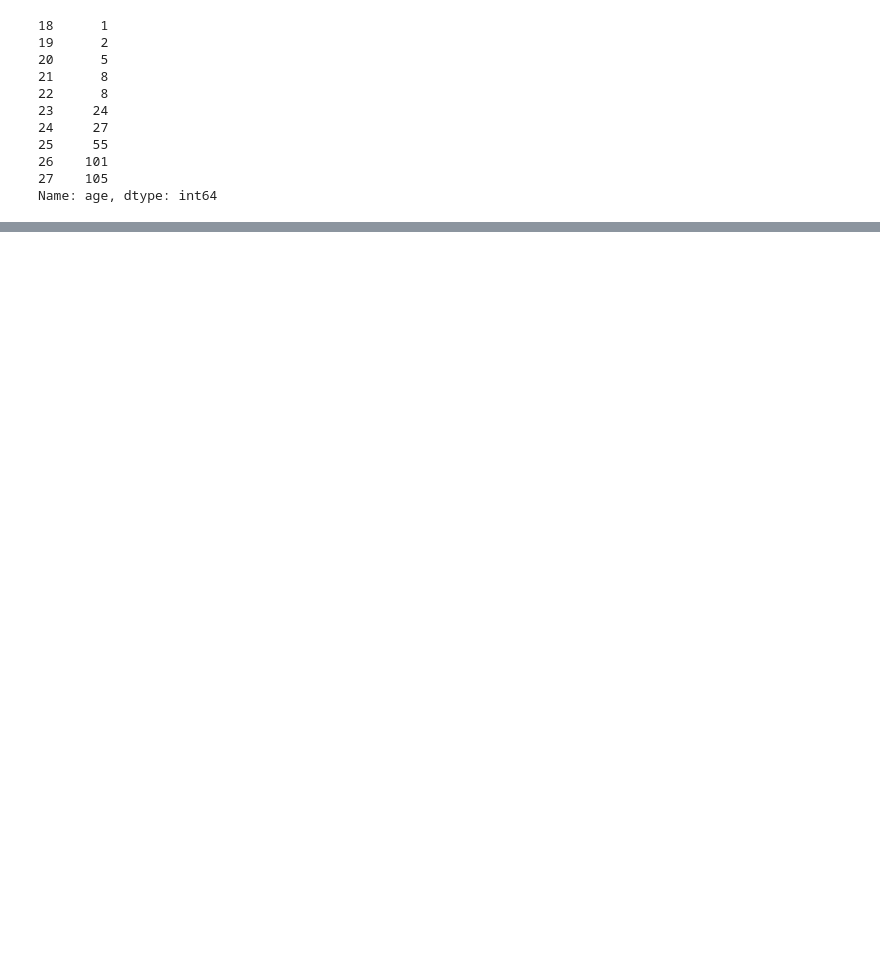
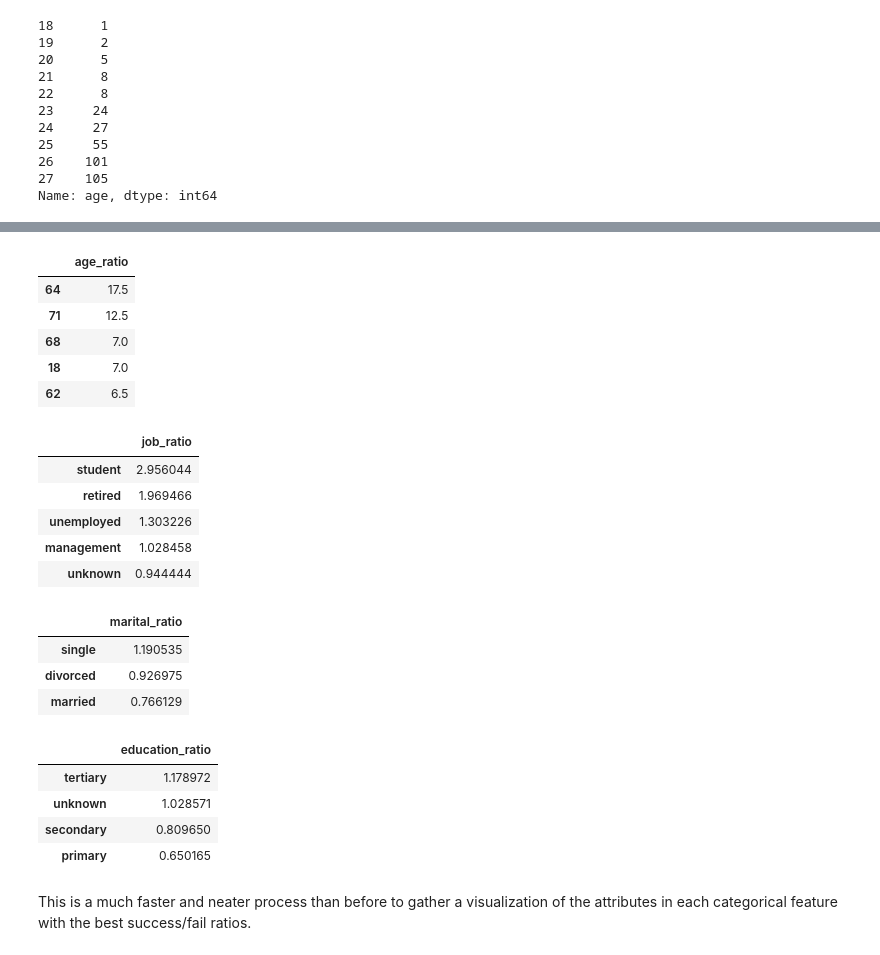
Before and after one commit to Edwardp17/Kaggle, a Jupyter notebook: marketing_bank/marketing_bank.ipynb, the cells around one changed output, grey strips where cells are left out. Saved outputs shown, nothing was run; the diff lists cells and outputs as text; code cells hidden in the pictures; blank space fills up the shorter version.

```diff
--- a/marketing_bank/marketing_bank.ipynb
+++ b/marketing_bank/marketing_bank.ipynb
@@ -186,0 +261,37 @@ df['age'].value_counts().sort_index().plot(kind = 'bar', figsize = (15,5) )
+# %%
+col_names = ['age','job','marital','education']
+def top_5_ratio(col_names):
+    for col in col_names:
+        success = df[col][df['deposit'] == 1].value_counts()
+        fail = df[col][df['deposit'] == 0].value_counts()
+        ratio = success / fail
+        ratio.sort_values(ascending = False, inplace = True)
+        ratio = ratio.head(n=5)
+        col = pd.DataFrame({col + '_ratio' : ratio.values}, index = ratio.index)
+        display(col)
+# %%
+top_5_ratio(col_names)
+# %% [output]
+|  | age_ratio |
+| 64 | 17.5 |
+| 71 | 12.5 |
+| 68 | 7.0 |
+| 18 | 7.0 |
+| 62 | 6.5 |
+|  | job_ratio |
+| student | 2.956044 |
+| retired | 1.969466 |
+| unemployed | 1.303226 |
+| management | 1.028458 |
+| unknown | 0.944444 |
+|  | marital_ratio |
+| single | 1.190535 |
+| divorced | 0.926975 |
+| married | 0.766129 |
+|  | education_ratio |
+| tertiary | 1.178972 |
+| unknown | 1.028571 |
+| secondary | 0.809650 |
+| primary | 0.650165 |
+# %% [markdown]
+This is a much faster and neater process than before to gather a visualization of the attributes in each categorical feature with the best success/fail ratios.
```
Also changed, not shown: parts of 11 cells of this notebook.
